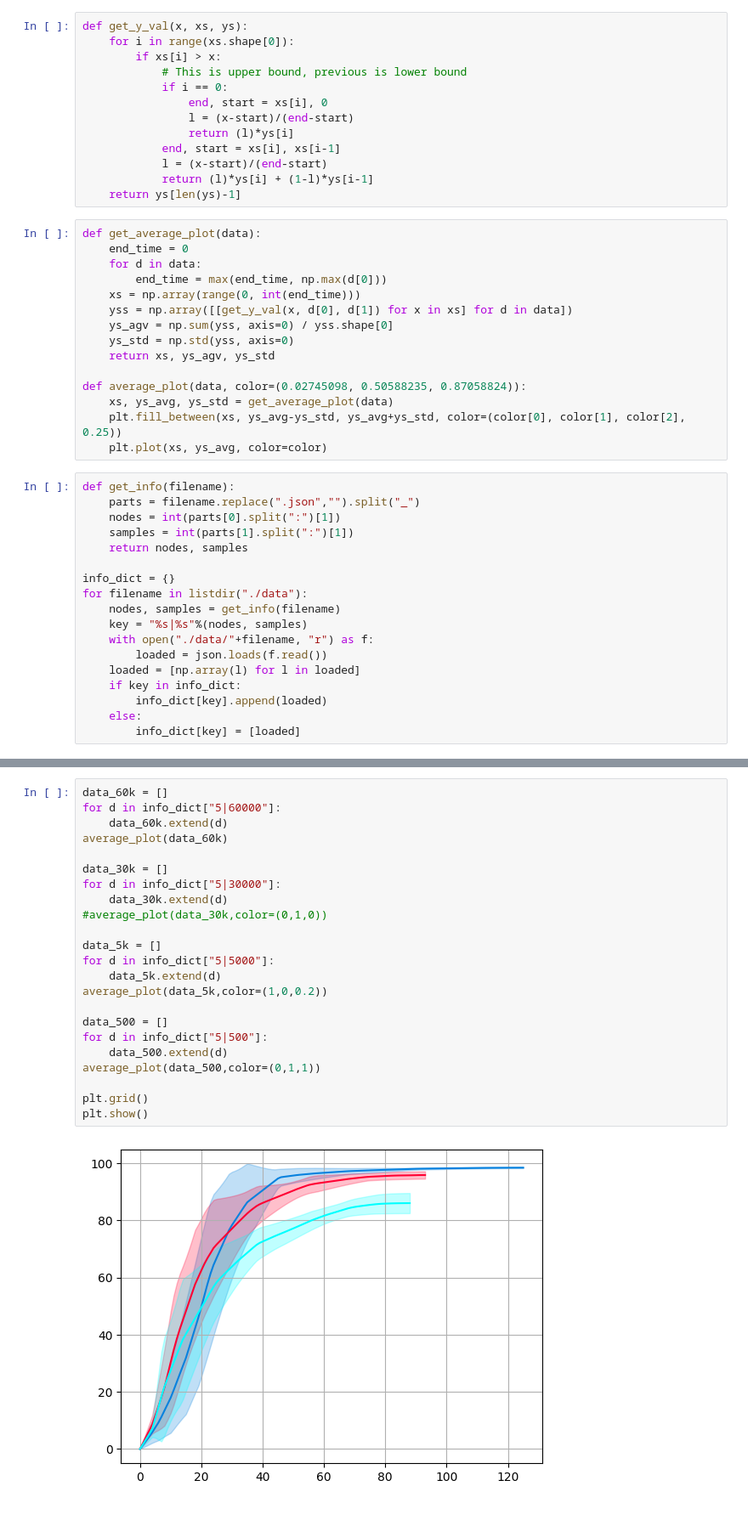
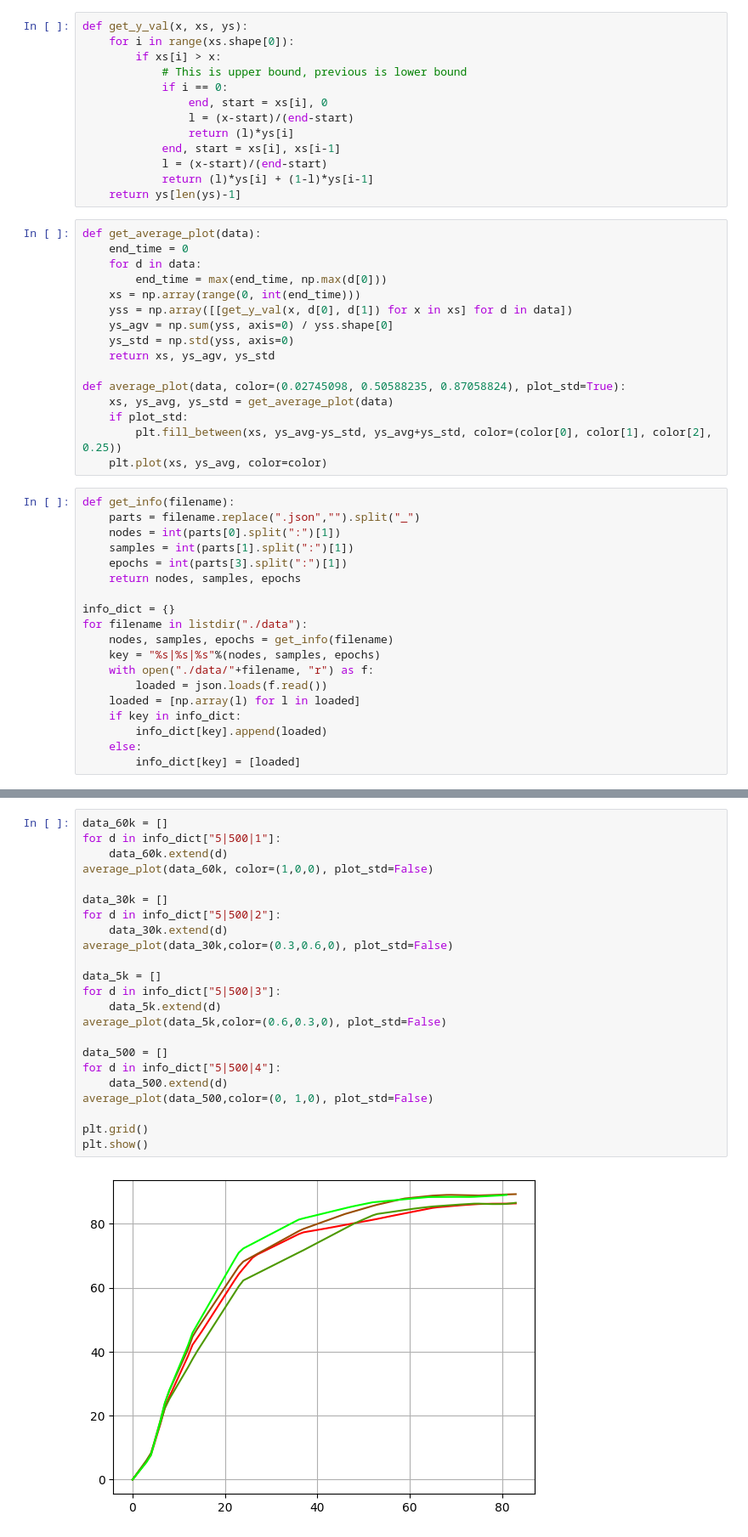
Before and after one commit to JoshPattman/thirdyear-proj, a Jupyter notebook: comp3200-cw/v2/plot_data_median.ipynb, the cells around one changed output, grey strips where cells are left out. Shown at 85% size. Saved outputs shown, nothing was run; the diff lists cells and outputs as text.

```diff
--- a/comp3200-cw/v2/plot_data_median.ipynb
+++ b/comp3200-cw/v2/plot_data_median.ipynb
@@ -27,21 +27,23 @@ def get_average_plot(data):
     ys_std = np.std(yss, axis=0)
     return xs, ys_agv, ys_std
 
-def average_plot(data, color=(0.02745098, 0.50588235, 0.87058824)):
+def average_plot(data, color=(0.02745098, 0.50588235, 0.87058824), plot_std=True):
     xs, ys_avg, ys_std = get_average_plot(data)
-    plt.fill_between(xs, ys_avg-ys_std, ys_avg+ys_std, color=(color[0], color[1], color[2], 0.25))
+    if plot_std:
+        plt.fill_between(xs, ys_avg-ys_std, ys_avg+ys_std, color=(color[0], color[1], color[2], 0.25))
     plt.plot(xs, ys_avg, color=color)
 # %%
 def get_info(filename):
     parts = filename.replace(".json","").split("_")
     nodes = int(parts[0].split(":")[1])
     samples = int(parts[1].split(":")[1])
-    return nodes, samples
+    epochs = int(parts[3].split(":")[1])
+    return nodes, samples, epochs
 
 info_dict = {}
 for filename in listdir("./data"):
-    nodes, samples = get_info(filename)
-    key = "%s|%s"%(nodes, samples)
+    nodes, samples, epochs = get_info(filename)
+    key = "%s|%s|%s"%(nodes, samples, epochs)
     with open("./data/"+filename, "r") as f:
         loaded = json.loads(f.read())
     loaded = [np.array(l) for l in loaded]
@@ -52,25 +58,25 @@ for filename in listdir("./data"):
 # %%
 data_60k = []
-for d in info_dict["5|60000"]:
+for d in info_dict["5|500|1"]:
     data_60k.extend(d)
-average_plot(data_60k)
+average_plot(data_60k, color=(1,0,0), plot_std=False)
 
 data_30k = []
-for d in info_dict["5|30000"]:
+for d in info_dict["5|500|2"]:
     data_30k.extend(d)
-#average_plot(data_30k,color=(0,1,0))
+average_plot(data_30k,color=(0.3,0.6,0), plot_std=False)
 
 data_5k = []
-for d in info_dict["5|5000"]:
+for d in info_dict["5|500|3"]:
     data_5k.extend(d)
-average_plot(data_5k,color=(1,0,0.2))
+average_plot(data_5k,color=(0.6,0.3,0), plot_std=False)
 
 data_500 = []
-for d in info_dict["5|500"]:
+for d in info_dict["5|500|4"]:
     data_500.extend(d)
-average_plot(data_500,color=(0,1,1))
+average_plot(data_500,color=(0, 1,0), plot_std=False)
 
 plt.grid()
 plt.show()
 # %% [output]
-[figure, old version]
+[figure, new version]
```
Also changed, not shown: parts of 3 cells of this notebook, 39 other files.
